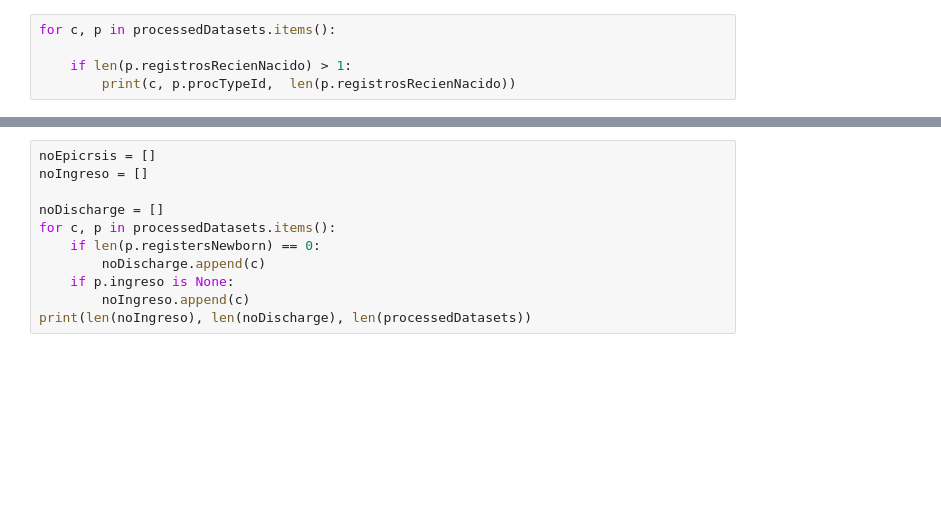
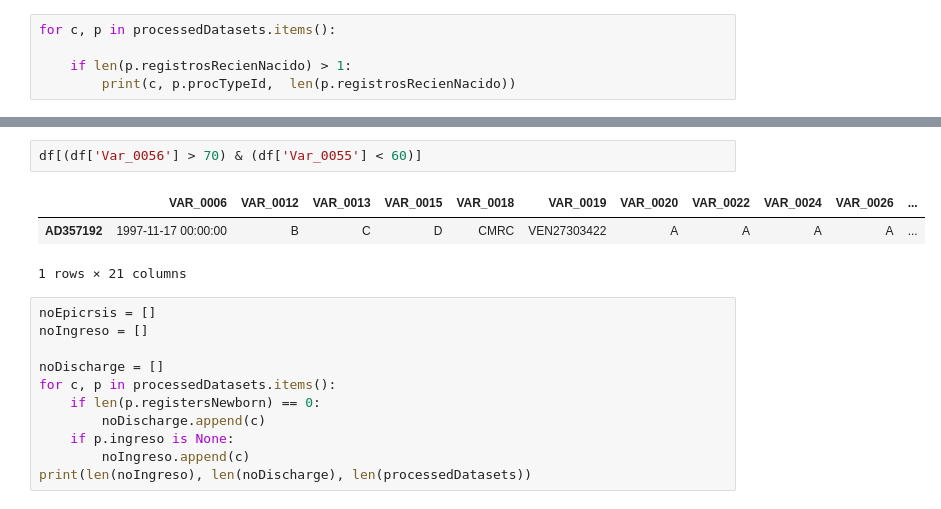
Before and after one commit to gbernardino/toolsCMRC, a Jupyter notebook: databaseTransformer.ipynb, the cells around one changed output, grey strips where cells are left out. Drawn from its saved outputs; the diff is of its cells as text; blank space fills up the shorter version.

```diff
--- a/databaseTransformer.ipynb
+++ b/databaseTransformer.ipynb
@@ -386,3 +390,9 @@ df
+# %%
+df[(df['Var_0056'] > 70) & (df['Var_0055'] < 60)]
+# %% [output]
+|  | VAR_0006 | VAR_0012 | VAR_0013 | VAR_0015 | VAR_0018 | VAR_0019 | VAR_0020 | VAR_0022 | VAR_0024 | VAR_0026 | ... |
+| AD357192 | 1997-11-17 00:00:00 | B | C | D | CMRC | VEN27303422 | A | A | A | A | ... |
+1 rows × 21 columns
 # %%
 noEpicrsis = []
 noIngreso = []
```
Also changed, not shown: parts of 24 cells of this notebook, 2 other files.
